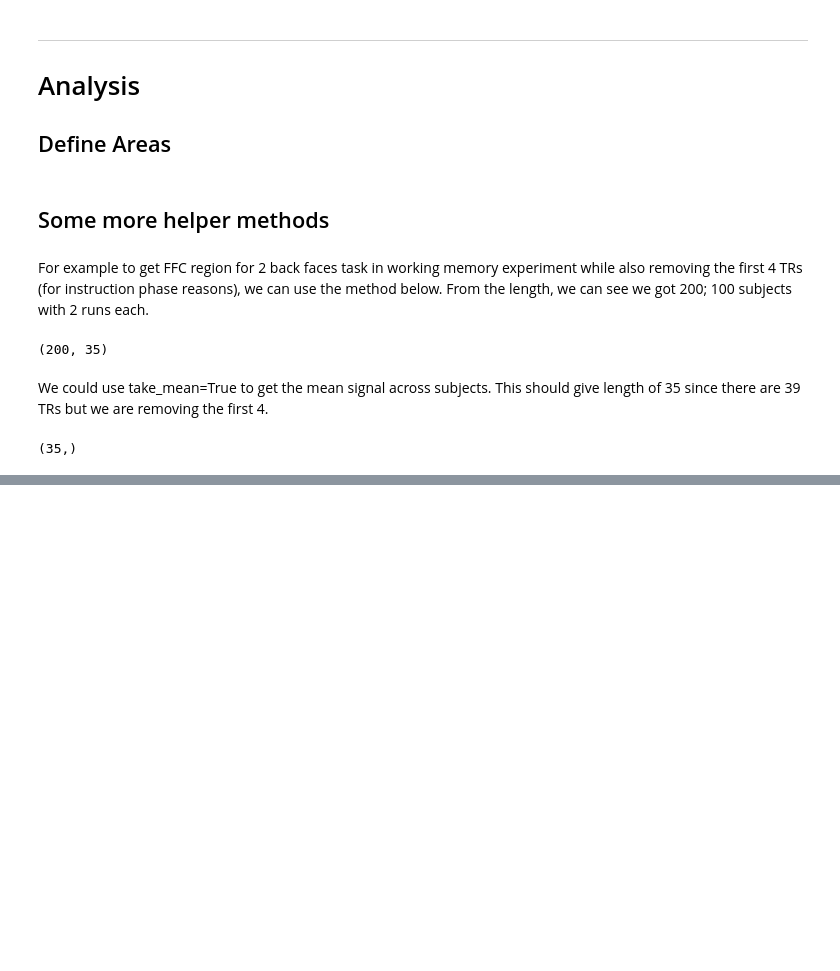
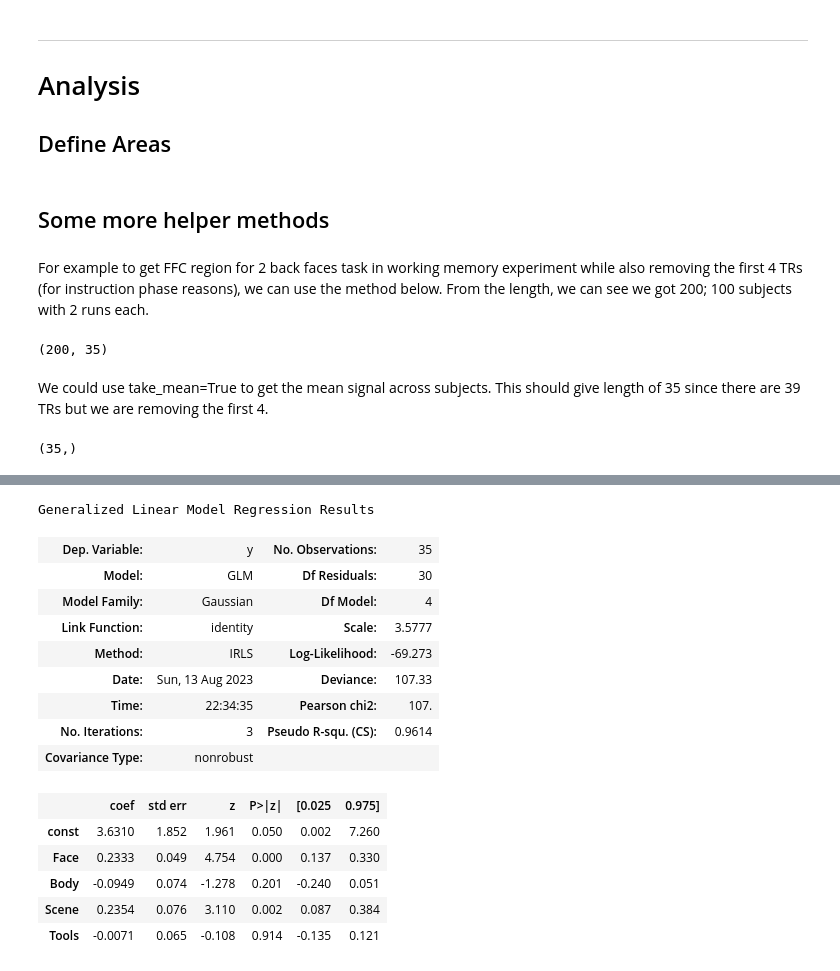
Before and after one commit to kadirberatyildirim/Neuroscience-Projects, a Jupyter notebook: Neuromatch Academy - HCP Task/refactor_after_nma.ipynb, the cells around one changed output, grey strips where cells are left out. Saved outputs shown, nothing was run; the diff lists cells and outputs as text; code cells hidden in the pictures; blank space fills up the shorter version.

```diff
--- a/Neuromatch Academy - HCP Task/refactor_after_nma.ipynb
+++ b/Neuromatch Academy - HCP Task/refactor_after_nma.ipynb
@@ -206,0 +281,44 @@ get_all_subject_data('WM', FFC_LABELS, '2bk_faces', remove_first_n=4, take_mean=
+# %%
+# dlPFCregion = betaFace * FFC + betaBody * BodyRegion + betaScene * SceneRegion + betaTool * ToolRegion + const
+
+import statsmodels.api as sm
+
+exp = 'WM'
+cond = '2bk_faces'
+
+pfc_2bkf = get_all_subject_data(exp, cond, LABELS['PFC'], 4, True)
+ffc_2bkf = get_all_subject_data(exp, cond, LABELS['FFC'], 4, True)
+body_2bkf = get_all_subject_data(exp, cond, LABELS['BODY'], 4, True)
+ppa_2bkf = get_all_subject_data(exp, cond, LABELS['PPA'], 4, True)
+loc_2bkf = get_all_subject_data(exp, cond, LABELS['LOC'], 4, True)
+
+predictors = pd.DataFrame({
+    'Face': ffc_2bkf,
+    'Body': body_2bkf,
+    'Scene': ppa_2bkf,
+    'Tools': loc_2bkf
+})
+
+predictors = sm.add_constant(predictors)
+model = sm.GLM(pfc_2bkf, predictors)
+
+results = model.fit()
+# %%
+results.summary()
+# %% [output]
+Generalized Linear Model Regression Results
+| Dep. Variable: | y | No. Observations: | 35 |
+| Model: | GLM | Df Residuals: | 30 |
+| Model Family: | Gaussian | Df Model: | 4 |
+| Link Function: | identity | Scale: | 3.5777 |
+| Method: | IRLS | Log-Likelihood: | -69.273 |
+| Date: | Sun, 13 Aug 2023 | Deviance: | 107.33 |
+| Time: | 22:34:35 | Pearson chi2: | 107. |
+| No. Iterations: | 3 | Pseudo R-squ. (CS): | 0.9614 |
+| Covariance Type: | nonrobust |  |  |
+|  | coef | std err | z | P>|z| | [0.025 | 0.975] |
+| const | 3.6310 | 1.852 | 1.961 | 0.050 | 0.002 | 7.260 |
+| Face | 0.2333 | 0.049 | 4.754 | 0.000 | 0.137 | 0.330 |
+| Body | -0.0949 | 0.074 | -1.278 | 0.201 | -0.240 | 0.051 |
+| Scene | 0.2354 | 0.076 | 3.110 | 0.002 | 0.087 | 0.384 |
+| Tools | -0.0071 | 0.065 | -0.108 | 0.914 | -0.135 | 0.121 |
```
Also changed, not shown: parts of 22 cells of this notebook.
